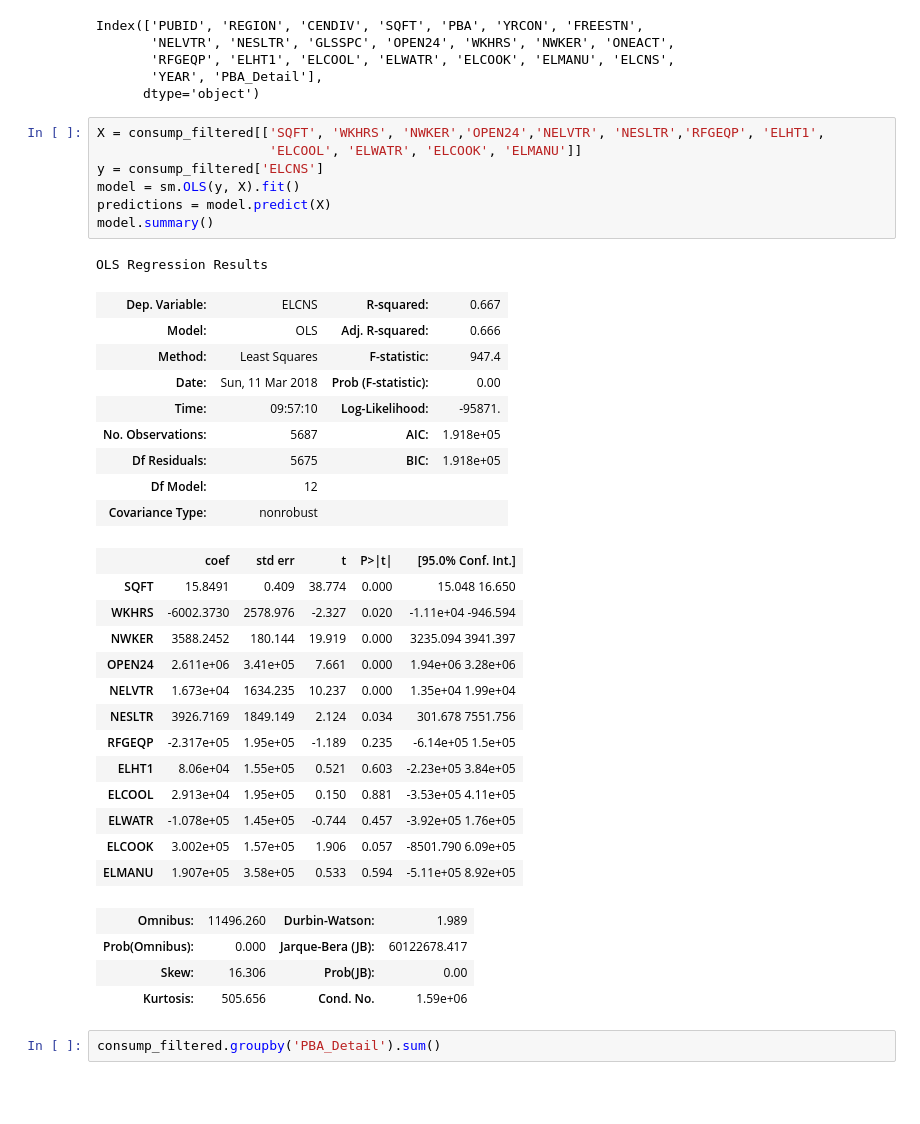
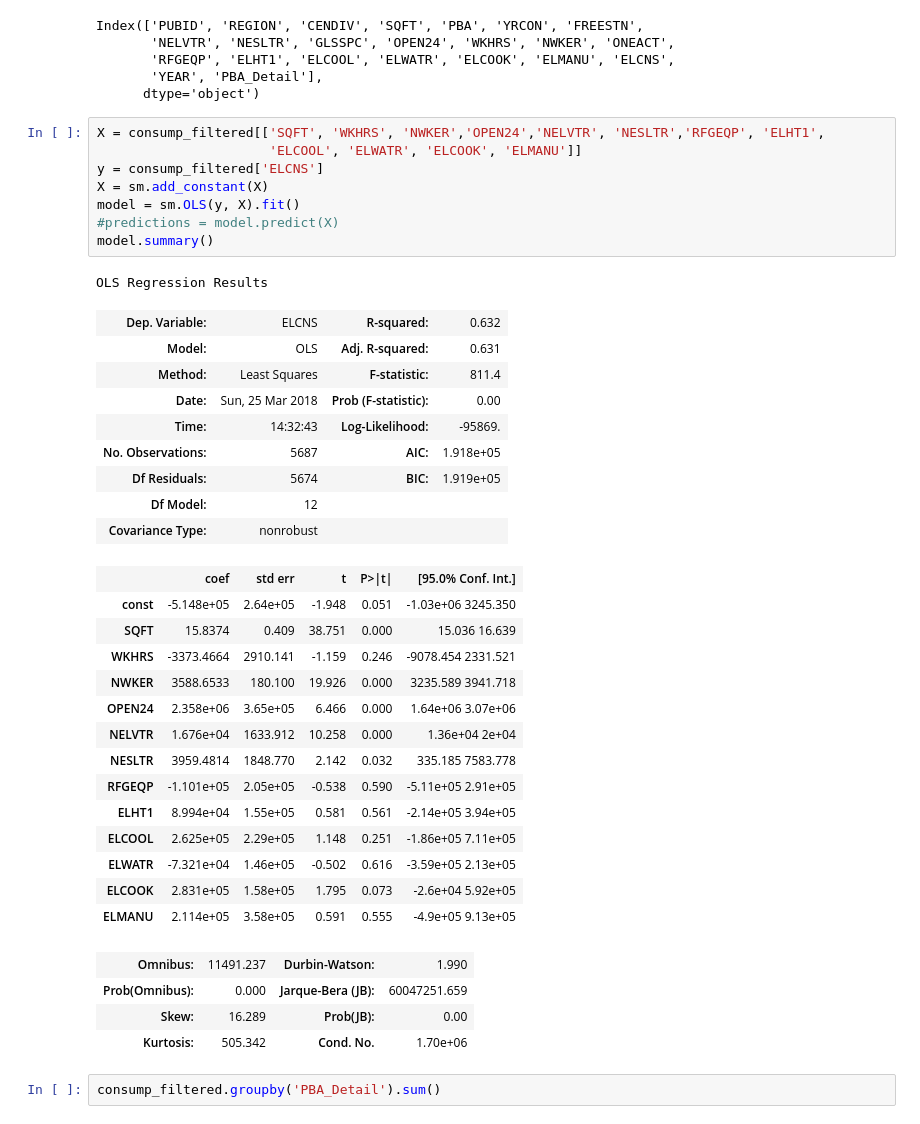
Before and after one commit to vslchumids/w210_capstone_solar, a Jupyter notebook: R/ConsumptionData/Merge_Consunption_Datasets.ipynb, the cells around one changed output. Cells and saved outputs as stored; diff of their text form; blank space fills up the shorter version.

```diff
--- a/R/ConsumptionData/Merge_Consunption_Datasets.ipynb
+++ b/R/ConsumptionData/Merge_Consunption_Datasets.ipynb
@@ -113,38 +113,40 @@ Index(['PUBID', 'REGION', 'CENDIV', 'SQFT', 'PBA', 'YRCON', 'FREESTN',
 # %%
 X = consump_filtered[['SQFT', 'WKHRS', 'NWKER','OPEN24','NELVTR', 'NESLTR','RFGEQP', 'ELHT1',
                       'ELCOOL', 'ELWATR', 'ELCOOK', 'ELMANU']]
 y = consump_filtered['ELCNS']
+X = sm.add_constant(X)
 model = sm.OLS(y, X).fit()
-predictions = model.predict(X)
+#predictions = model.predict(X)
 model.summary()
 # %% [output]
 OLS Regression Results
-| Dep. Variable: | ELCNS | R-squared: | 0.667 |
-| Model: | OLS | Adj. R-squared: | 0.666 |
-| Method: | Least Squares | F-statistic: | 947.4 |
-| Date: | Sun, 11 Mar 2018 | Prob (F-statistic): | 0.00 |
-| Time: | 09:57:10 | Log-Likelihood: | -95871. |
+| Dep. Variable: | ELCNS | R-squared: | 0.632 |
+| Model: | OLS | Adj. R-squared: | 0.631 |
+| Method: | Least Squares | F-statistic: | 811.4 |
+| Date: | Sun, 25 Mar 2018 | Prob (F-statistic): | 0.00 |
+| Time: | 14:32:43 | Log-Likelihood: | -95869. |
 | No. Observations: | 5687 | AIC: | 1.918e+05 |
-| Df Residuals: | 5675 | BIC: | 1.918e+05 |
+| Df Residuals: | 5674 | BIC: | 1.919e+05 |
 | Df Model: | 12 |  |  |
 | Covariance Type: | nonrobust |  |  |
 |  | coef | std err | t | P>|t| | [95.0% Conf. Int.] |
-| SQFT | 15.8491 | 0.409 | 38.774 | 0.000 | 15.048 16.650 |
-| WKHRS | -6002.3730 | 2578.976 | -2.327 | 0.020 | -1.11e+04 -946.594 |
-| NWKER | 3588.2452 | 180.144 | 19.919 | 0.000 | 3235.094 3941.397 |
-| OPEN24 | 2.611e+06 | 3.41e+05 | 7.661 | 0.000 | 1.94e+06 3.28e+06 |
-| NELVTR | 1.673e+04 | 1634.235 | 10.237 | 0.000 | 1.35e+04 1.99e+04 |
-| NESLTR | 3926.7169 | 1849.149 | 2.124 | 0.034 | 301.678 7551.756 |
-| RFGEQP | -2.317e+05 | 1.95e+05 | -1.189 | 0.235 | -6.14e+05 1.5e+05 |
-| ELHT1 | 8.06e+04 | 1.55e+05 | 0.521 | 0.603 | -2.23e+05 3.84e+05 |
-| ELCOOL | 2.913e+04 | 1.95e+05 | 0.150 | 0.881 | -3.53e+05 4.11e+05 |
-| ELWATR | -1.078e+05 | 1.45e+05 | -0.744 | 0.457 | -3.92e+05 1.76e+05 |
-| ELCOOK | 3.002e+05 | 1.57e+05 | 1.906 | 0.057 | -8501.790 6.09e+05 |
-| ELMANU | 1.907e+05 | 3.58e+05 | 0.533 | 0.594 | -5.11e+05 8.92e+05 |
+| const | -5.148e+05 | 2.64e+05 | -1.948 | 0.051 | -1.03e+06 3245.350 |
+| SQFT | 15.8374 | 0.409 | 38.751 | 0.000 | 15.036 16.639 |
+| WKHRS | -3373.4664 | 2910.141 | -1.159 | 0.246 | -9078.454 2331.521 |
+| NWKER | 3588.6533 | 180.100 | 19.926 | 0.000 | 3235.589 3941.718 |
+| OPEN24 | 2.358e+06 | 3.65e+05 | 6.466 | 0.000 | 1.64e+06 3.07e+06 |
+| NELVTR | 1.676e+04 | 1633.912 | 10.258 | 0.000 | 1.36e+04 2e+04 |
+| NESLTR | 3959.4814 | 1848.770 | 2.142 | 0.032 | 335.185 7583.778 |
+| RFGEQP | -1.101e+05 | 2.05e+05 | -0.538 | 0.590 | -5.11e+05 2.91e+05 |
+| ELHT1 | 8.994e+04 | 1.55e+05 | 0.581 | 0.561 | -2.14e+05 3.94e+05 |
+| ELCOOL | 2.625e+05 | 2.29e+05 | 1.148 | 0.251 | -1.86e+05 7.11e+05 |
+| ELWATR | -7.321e+04 | 1.46e+05 | -0.502 | 0.616 | -3.59e+05 2.13e+05 |
+| ELCOOK | 2.831e+05 | 1.58e+05 | 1.795 | 0.073 | -2.6e+04 5.92e+05 |
+| ELMANU | 2.114e+05 | 3.58e+05 | 0.591 | 0.555 | -4.9e+05 9.13e+05 |
-| Omnibus: | 11496.260 | Durbin-Watson: | 1.989 |
-| Prob(Omnibus): | 0.000 | Jarque-Bera (JB): | 60122678.417 |
-| Skew: | 16.306 | Prob(JB): | 0.00 |
-| Kurtosis: | 505.656 | Cond. No. | 1.59e+06 |
+| Omnibus: | 11491.237 | Durbin-Watson: | 1.990 |
+| Prob(Omnibus): | 0.000 | Jarque-Bera (JB): | 60047251.659 |
+| Skew: | 16.289 | Prob(JB): | 0.00 |
+| Kurtosis: | 505.342 | Cond. No. | 1.70e+06 |
 # %%
 consump_filtered.groupby('PBA_Detail').sum()
 # %% [output]
```
Also changed, not shown: parts of 8 cells of this notebook.
